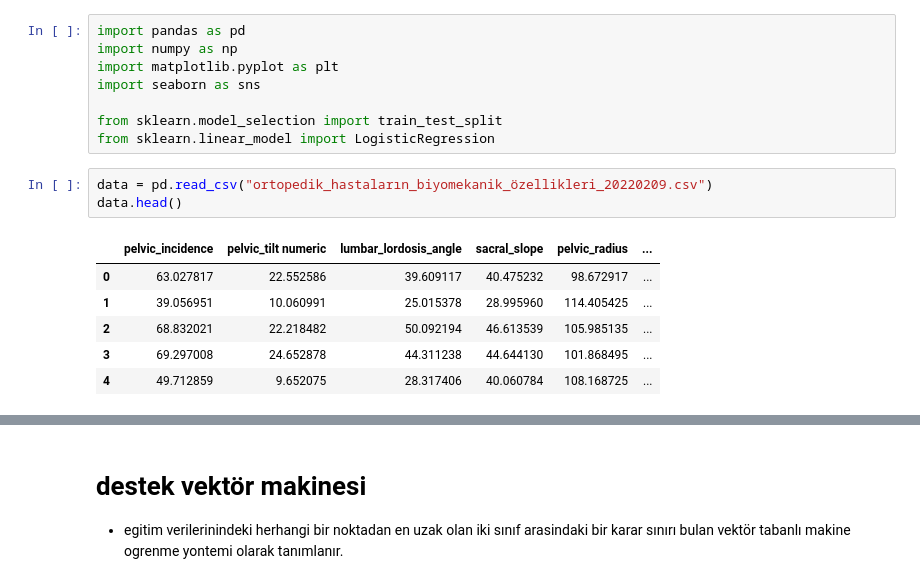
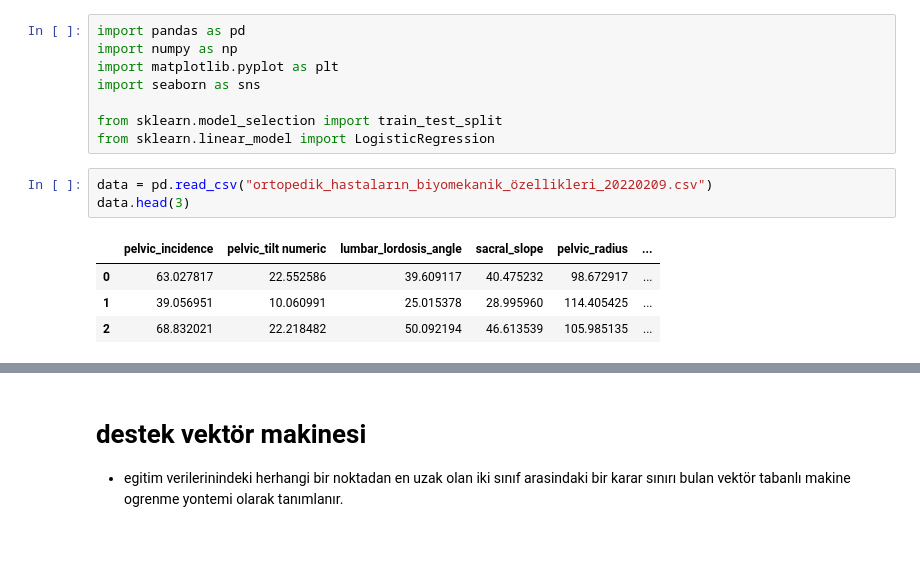
Before and after one commit to EmreUludag0/BTK-VeriBilimiMakineOgrenimiBootcamp, a Jupyter notebook: pythonDerinOgrenme/derinOgrenme.ipynb, the cells around one changed output, grey strips where cells are left out. Saved outputs shown, nothing was run; the diff lists cells and outputs as text; blank space fills up the shorter version.

```diff
--- a/pythonDerinOgrenme/derinOgrenme.ipynb
+++ b/pythonDerinOgrenme/derinOgrenme.ipynb
@@ -8,12 +8,10 @@ from sklearn.model_selection import train_test_split
 from sklearn.linear_model import LogisticRegression
 # %%
 data = pd.read_csv("ortopedik_hastaların_biyomekanik_özellikleri_20220209.csv")
-data.head()
+data.head(3)
 # %% [output]
 |  | pelvic_incidence | pelvic_tilt numeric | lumbar_lordosis_angle | sacral_slope | pelvic_radius | ... |
 | 0 | 63.027817 | 22.552586 | 39.609117 | 40.475232 | 98.672917 | ... |
 | 1 | 39.056951 | 10.060991 | 25.015378 | 28.995960 | 114.405425 | ... |
 | 2 | 68.832021 | 22.218482 | 50.092194 | 46.613539 | 105.985135 | ... |
-| 3 | 69.297008 | 24.652878 | 44.311238 | 44.644130 | 101.868495 | ... |
-| 4 | 49.712859 | 9.652075 | 28.317406 | 40.060784 | 108.168725 | ... |
 # %%
```
Also changed, not shown: parts of 12 cells of this notebook, 1 other file.
